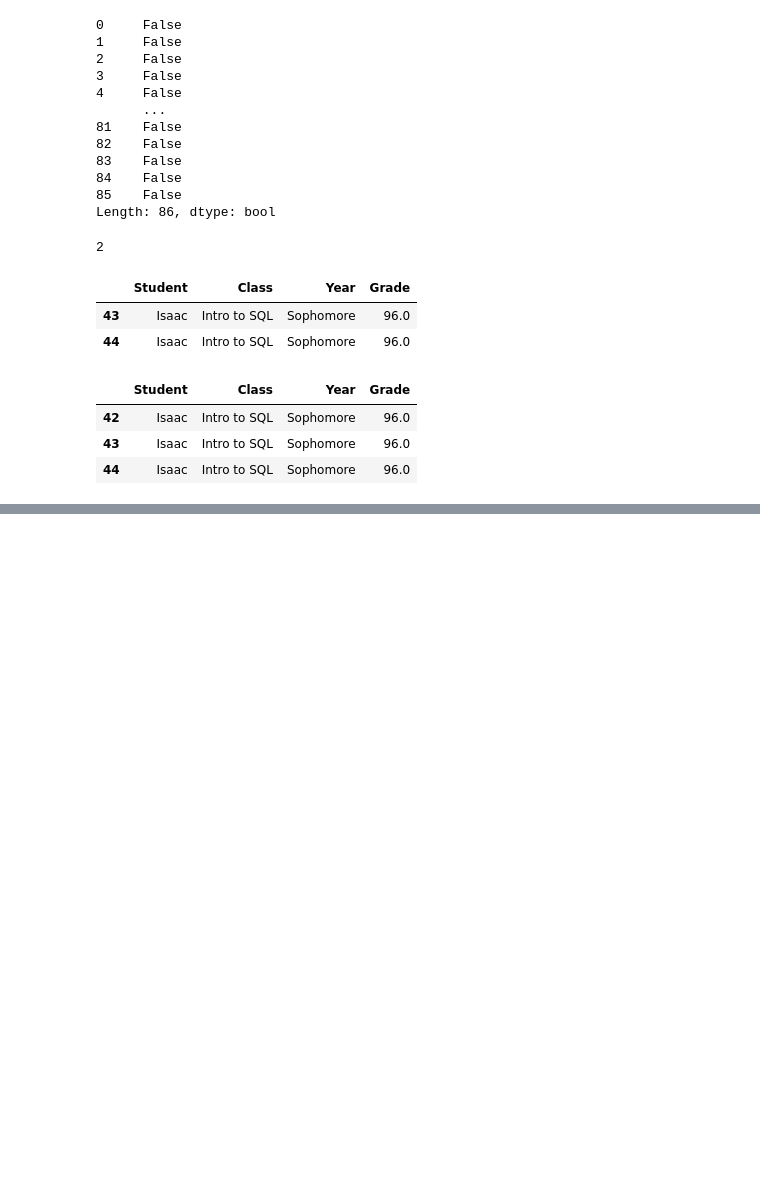
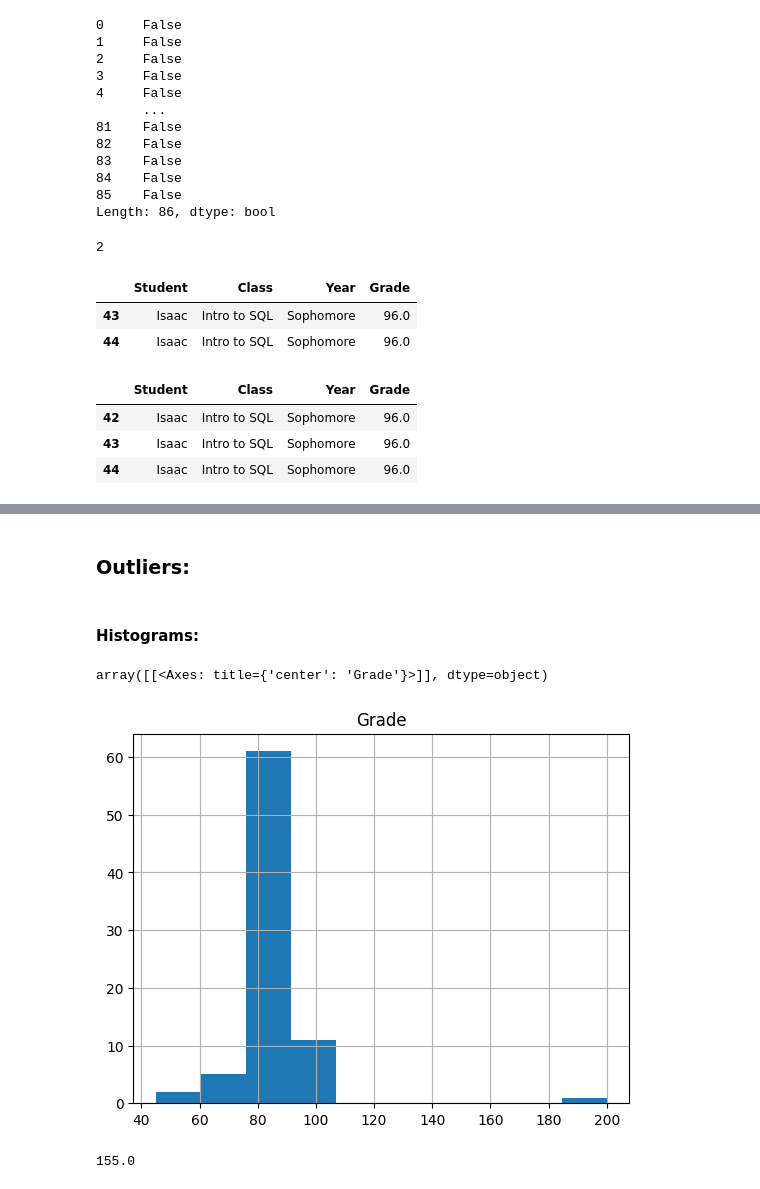
Before and after one commit to souparnabose99/data-science-360, a Jupyter notebook: exploratory-data-analysis/Code/data-cleaning/duplicates-and-outliers.ipynb, the cells around one changed output, grey strips where cells are left out. Saved outputs shown, nothing was run; the diff lists cells and outputs as text; code cells hidden in the pictures; blank space fills up the shorter version.

```diff
--- a/exploratory-data-analysis/Code/data-cleaning/duplicates-and-outliers.ipynb
+++ b/exploratory-data-analysis/Code/data-cleaning/duplicates-and-outliers.ipynb
@@ -45,0 +62,3 @@ df[df.duplicated(keep=False)]
+# %%
+df = df.drop_duplicates()
+df.info()
@@ -45,0 +81,3 @@ df[df.duplicated(keep=False)]
+# %%
+df = df.reset_index(drop=True)
+df
@@ -45,0 +98,2 @@ df[df.duplicated(keep=False)]
+# %% [markdown]
+### Outliers:
@@ -45,0 +102,11 @@ df[df.duplicated(keep=False)]
+# %% [markdown]
+#### Histograms:
+# %%
+df.hist()
+# %% [output]
+array([[<Axes: title={'center': 'Grade'}>]], dtype=object)
+[figure, added]
+# %%
+df.Grade.max() - df.Grade.min()
+# %% [output]
+155.0
```
Also changed, not shown: parts of 12 cells of this notebook.
